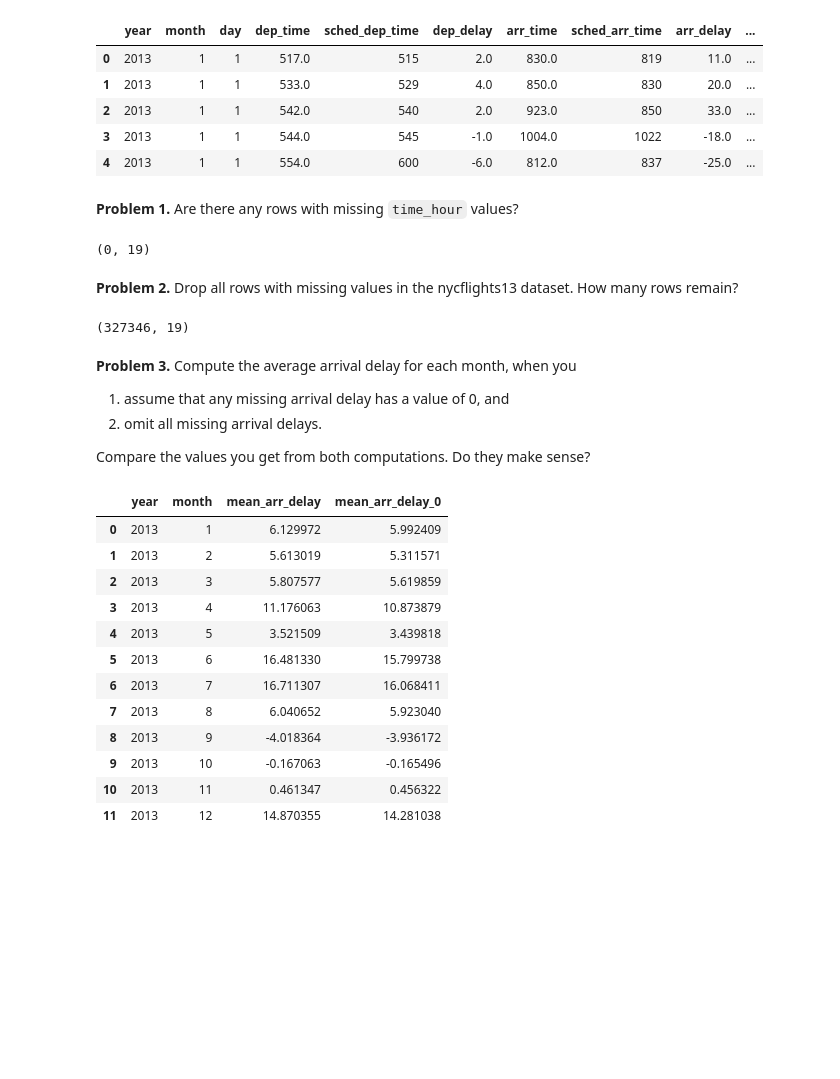
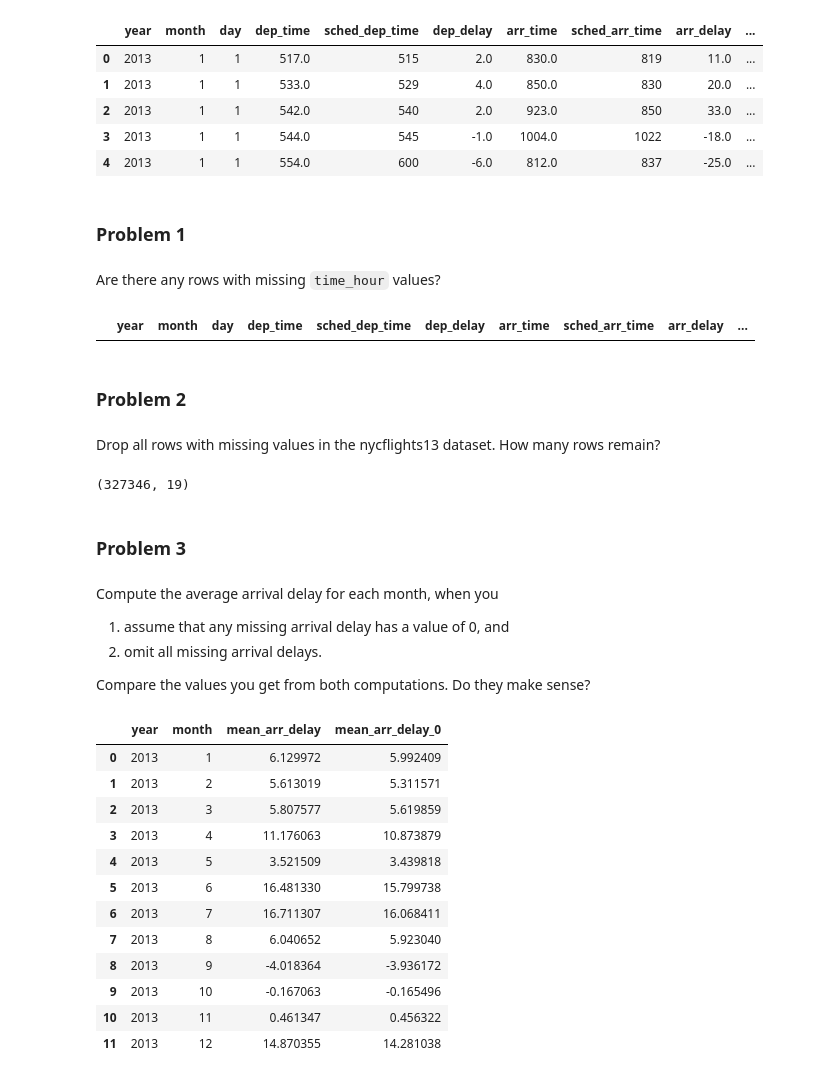
Before and after one commit to usna-dwv/lesson-missing-values, a Jupyter notebook: Lesson 17 Working with Missing Values in Pandas.ipynb, the cells around one changed output. Cells and saved outputs as stored; diff of their text form; code cells hidden in the pictures; blank space fills up the shorter version.

```diff
--- a/Lesson 17 Working with Missing Values in Pandas.ipynb
+++ b/Lesson 17 Working with Missing Values in Pandas.ipynb
@@ -328,23 +334,28 @@ df.head()
 | 2 | 2013 | 1 | 1 | 542.0 | 540 | 2.0 | 923.0 | 850 | 33.0 | ... |
 | 3 | 2013 | 1 | 1 | 544.0 | 545 | -1.0 | 1004.0 | 1022 | -18.0 | ... |
 | 4 | 2013 | 1 | 1 | 554.0 | 600 | -6.0 | 812.0 | 837 | -25.0 | ... |
+# %% [markdown]
+### Problem 1
 # %% [markdown]
-**Problem 1.** Are there any rows with missing `time_hour` values?
+Are there any rows with missing `time_hour` values?
 # %%
 # Solution
-df.query('time_hour.isna()', engine='python').shape
+df.query('time_hour.isna()', engine='python')
 # %% [output]
-(0, 19)
+|  | year | month | day | dep_time | sched_dep_time | dep_delay | arr_time | sched_arr_time | arr_delay | ... |
+# %% [markdown]
+### Problem 2
 # %% [markdown]
-**Problem 2.**
 Drop all rows with missing values in the nycflights13 dataset. How many rows remain?
 # %%
 # Solution
 df.dropna().shape
 # %% [output]
 (327346, 19)
+# %% [markdown]
+### Problem 3
 # %% [markdown]
-**Problem 3.** Compute the average arrival delay for each month, when you
+Compute the average arrival delay for each month, when you
 
 1. assume that any missing arrival delay has a value of 0, and
 2. omit all missing arrival delays.
```
Also changed, not shown: parts of 16 cells of this notebook.
